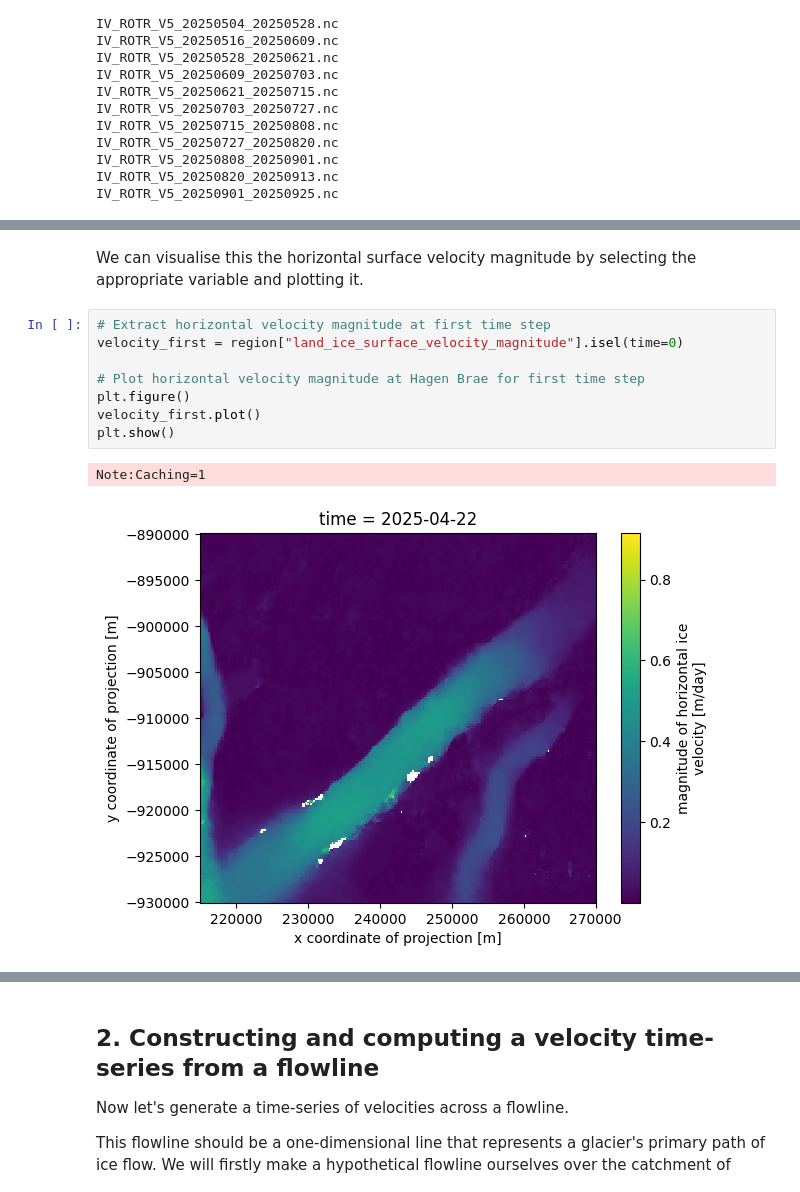
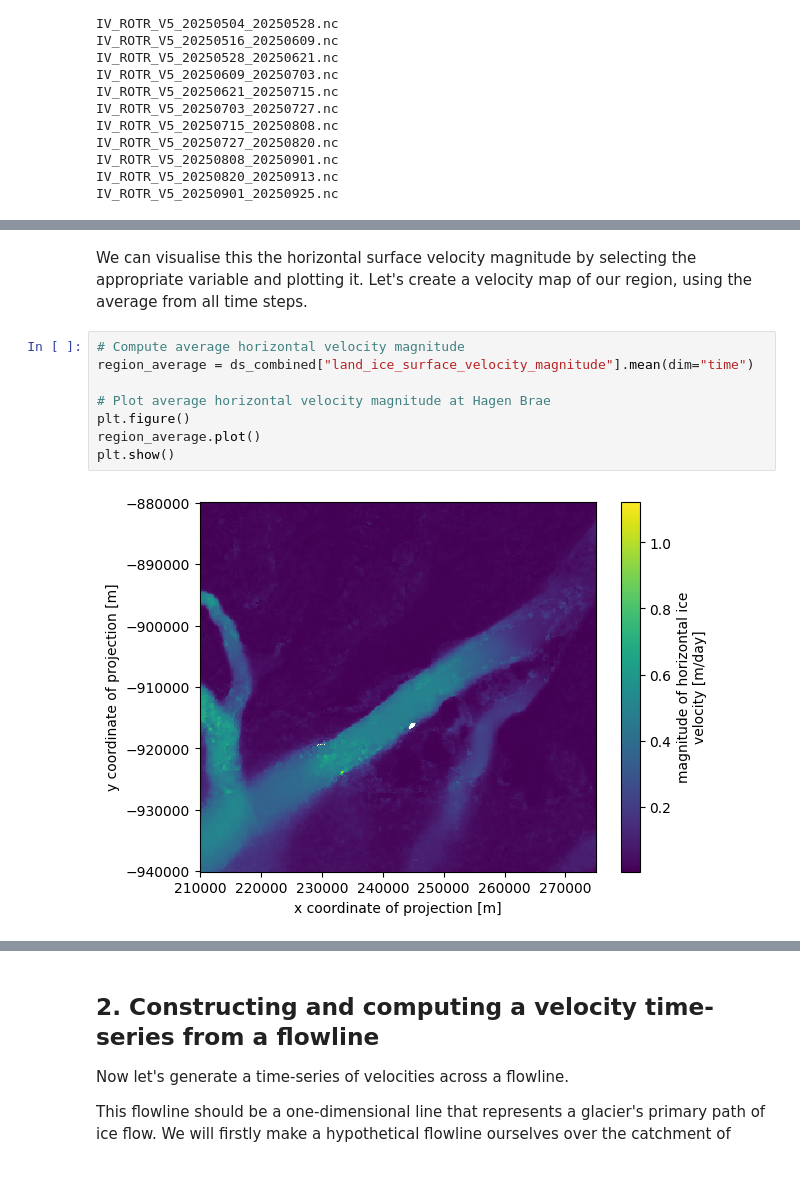
Before and after one commit to GEUS-Glaciology-and-Climate/Sentinel-1_Greenland_Ice_Velocity, a Jupyter notebook: tutorials/promice_iv_hagen_brae_tutorial.ipynb, the cells around one changed output, grey strips where cells are left out. Cells and saved outputs as stored; diff of their text form.

```diff
--- a/tutorials/promice_iv_hagen_brae_tutorial.ipynb
+++ b/tutorials/promice_iv_hagen_brae_tutorial.ipynb
@@ -138,13 +159,12 @@ Data variables:
 # %% [markdown]
-We can visualise this the horizontal surface velocity magnitude by selecting the appropriate variable and plotting it.
+We can visualise this the horizontal surface velocity magnitude by selecting the appropriate variable and plotting it. Let's create a velocity map of our region, using the average from all time steps.
 # %%
-# Extract horizontal velocity magnitude at first time step
-velocity_first = region["land_ice_surface_velocity_magnitude"].isel(time=0)
+# Compute average horizontal velocity magnitude
+region_average = ds_combined["land_ice_surface_velocity_magnitude"].mean(dim="time")
 
-# Plot horizontal velocity magnitude at Hagen Brae for first time step
+# Plot average horizontal velocity magnitude at Hagen Brae
 plt.figure()
-velocity_first.plot()
+region_average.plot()
 plt.show()
 # %% [output]
-Note:Caching=1
-[figure, old version]
+[figure, new version]
```
Also changed, not shown: parts of 10 cells of this notebook, 3 other files.
